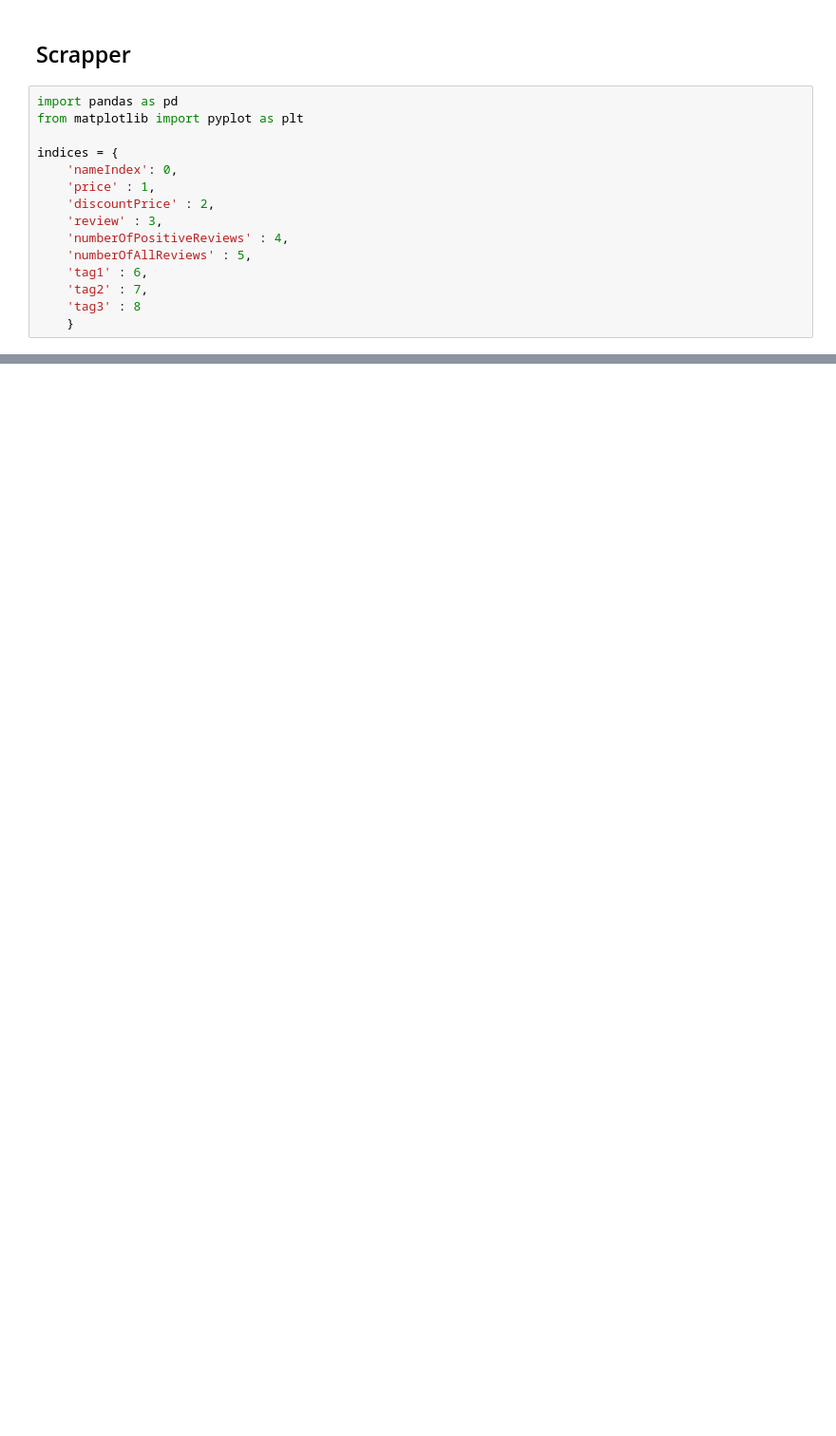
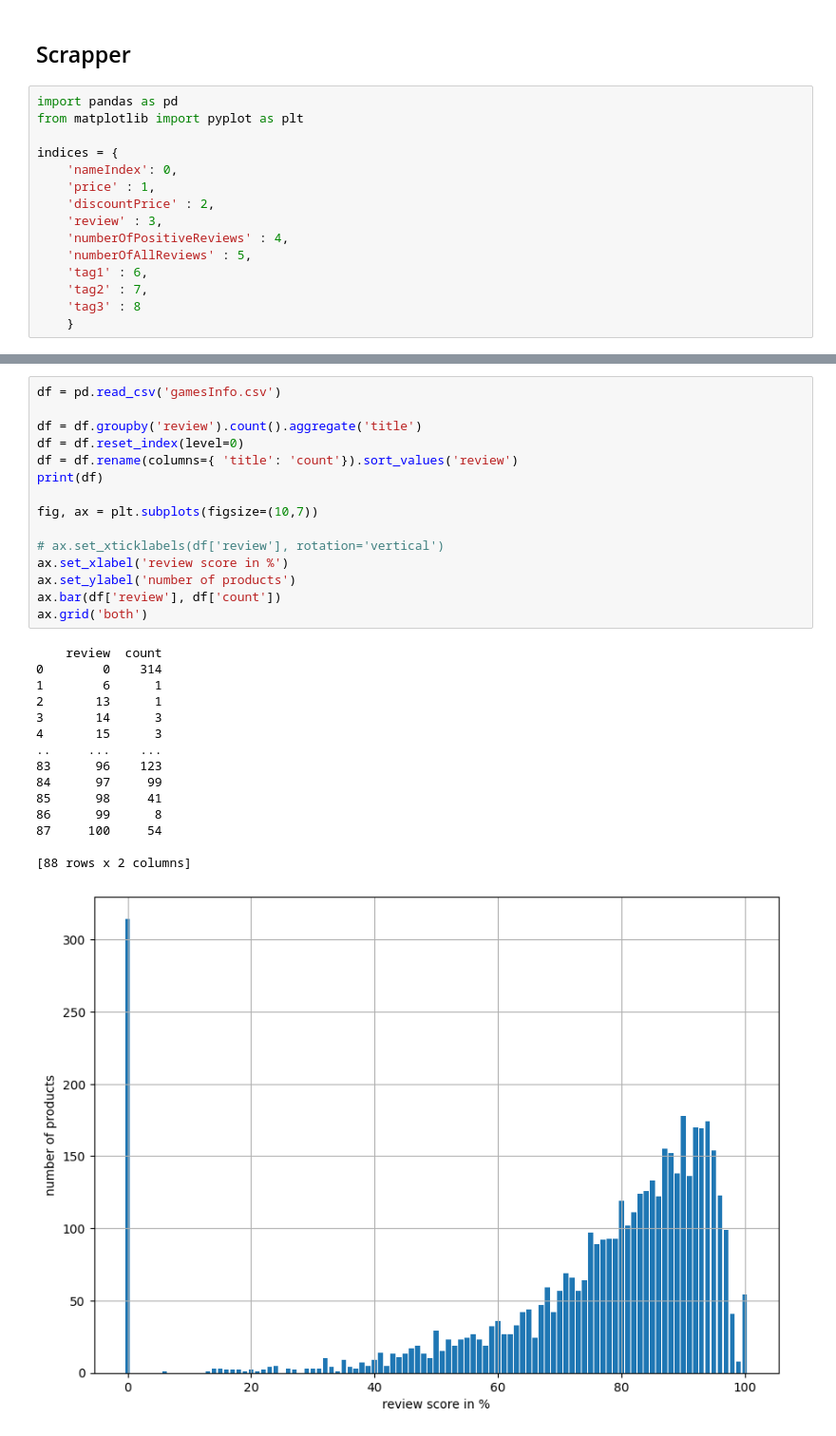
Before and after one commit to JarKolod/SteamStoreScrapper, a Jupyter notebook: SteamStoreScrapper.ipynb, the cells around one changed output, grey strips where cells are left out. Shown at 95% size. Saved outputs shown, nothing was run; the diff lists cells and outputs as text; blank space fills up the shorter version.

```diff
--- a/SteamStoreScrapper.ipynb
+++ b/SteamStoreScrapper.ipynb
@@ -41,0 +48,31 @@ Name: numberOfPositiveReviews, Length: 100, dtype: float64
+# %%
+df = pd.read_csv('gamesInfo.csv')
+
+df = df.groupby('review').count().aggregate('title')
+df = df.reset_index(level=0)
+df = df.rename(columns={ 'title': 'count'}).sort_values('review')
+print(df)
+
+fig, ax = plt.subplots(figsize=(10,7))
+
+# ax.set_xticklabels(df['review'], rotation='vertical')
+ax.set_xlabel('review score in %')
+ax.set_ylabel('number of products')
+ax.bar(df['review'], df['count'])
+ax.grid('both')
+# %% [output]
+    review  count
+0        0    314
+1        6      1
+2       13      1
+3       14      3
+4       15      3
+..     ...    ...
+83      96    123
+84      97     99
+85      98     41
+86      99      8
+87     100     54
+
+[88 rows x 2 columns]
+[figure, added]
```
Also changed, not shown: parts of 2 cells of this notebook.
